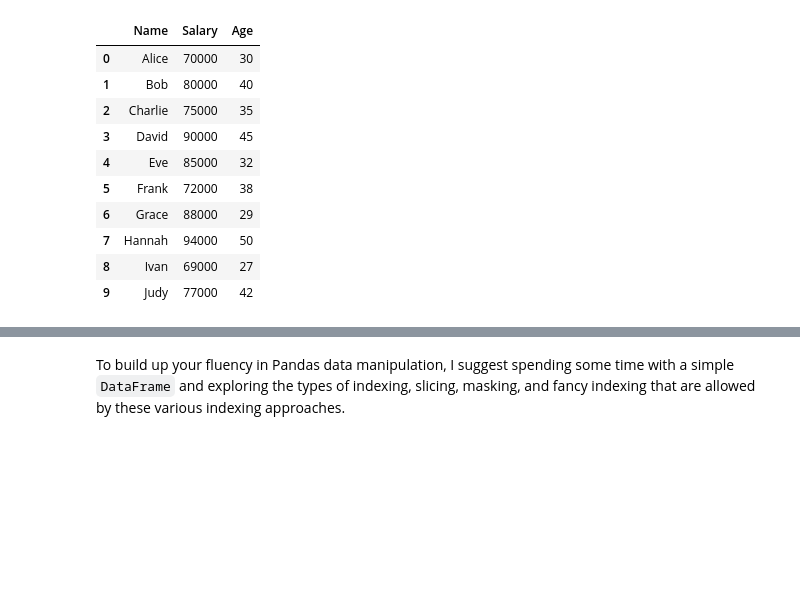
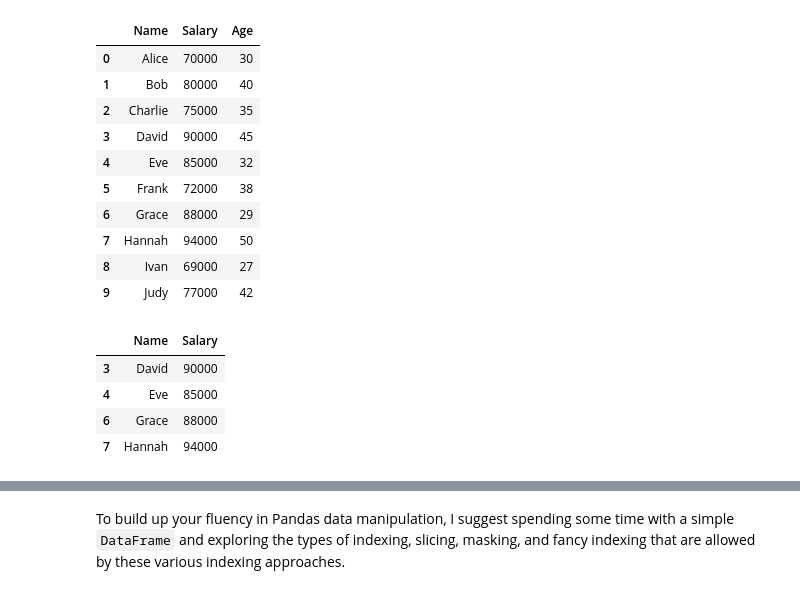
Before and after one commit to Mahmoud-Khorshed-DS-AI/Ai-Group-107, a Jupyter notebook: Session 8/Pandas_Session_8.ipynb, the cells around one changed output, grey strips where cells are left out. Cells and saved outputs as stored; diff of their text form; code cells hidden in the pictures; blank space fills up the shorter version.

```diff
--- a/Session 8/Pandas_Session_8.ipynb
+++ b/Session 8/Pandas_Session_8.ipynb
@@ -392,3 +392,11 @@ df
 | 7 | Hannah | 94000 | 50 |
 | 8 | Ivan | 69000 | 27 |
 | 9 | Judy | 77000 | 42 |
+# %%
+df.loc[df['Salary'] > 80000,['Name','Salary']]
+# %% [output]
+|  | Name | Salary |
+| 3 | David | 90000 |
+| 4 | Eve | 85000 |
+| 6 | Grace | 88000 |
+| 7 | Hannah | 94000 |
```
Also changed, not shown: parts of 130 cells of this notebook.
